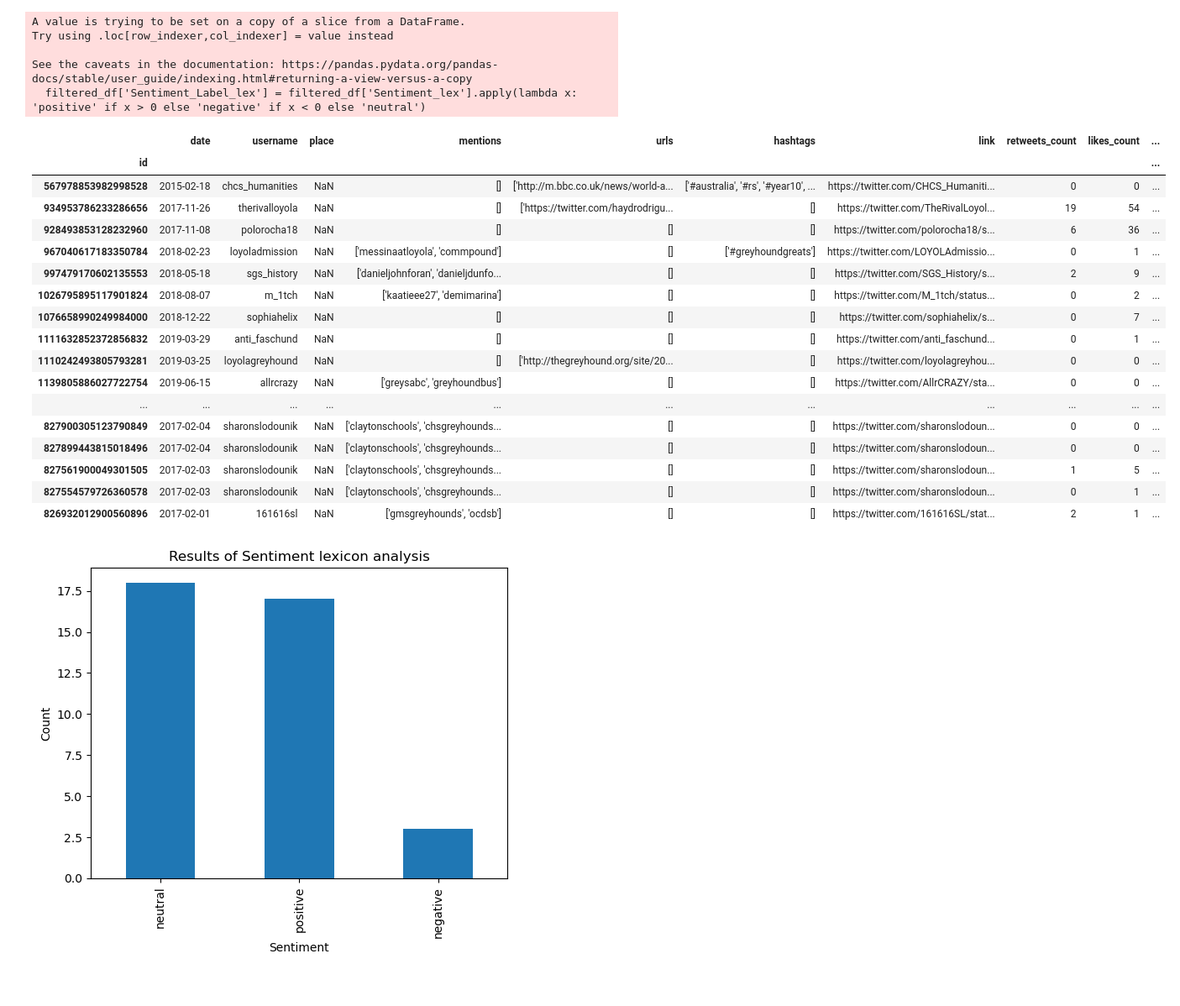
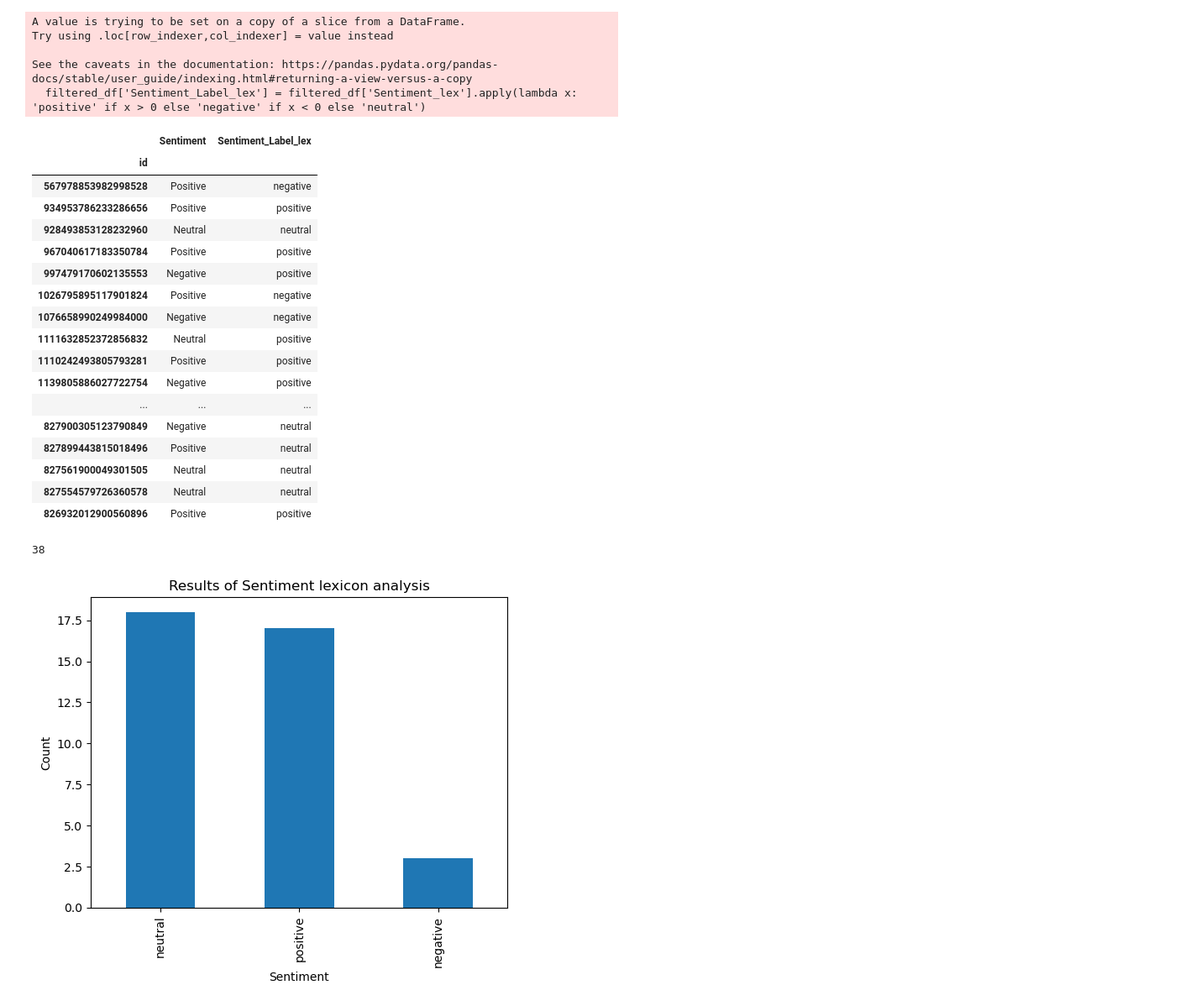
Before and after one commit to sba22178/capstone2023, a Jupyter notebook: Sentimental analysis.ipynb, the cells around one changed output. Shown: that part at 84% size. Saved outputs shown, nothing was run; the diff lists cells and outputs as text; code cells hidden in the pictures.

```diff
--- a/Sentimental analysis.ipynb
+++ b/Sentimental analysis.ipynb
@@ -194,26 +226,30 @@ Try using .loc[row_indexer,col_indexer] = value instead
 See the caveats in the documentation: https://pandas.pydata.org/pandas-docs/stable/user_guide/indexing.html#returning-a-view-versus-a-copy
   filtered_df['Sentiment_Label_lex'] = filtered_df['Sentiment_lex'].apply(lambda x: 'positive' if x > 0 else 'negative' if x < 0 else 'neutral')
 # %%
-filtered_df
+filtered_df[['Sentiment','Sentiment_Label_lex']]
 # %% [output]
-|  | date | username | place | mentions | urls | hashtags | link | retweets_count | likes_count | ... |
-| id |  |  |  |  |  |  |  |  |  | ... |
-| 567978853982998528 | 2015-02-18 | chcs_humanities | NaN | [] | ['http://m.bbc.co.uk/news/world-a... | ['#australia', '#rs', '#year10', ... | https://twitter.com/CHCS_Humaniti... | 0 | 0 | ... |
-| 934953786233286656 | 2017-11-26 | therivalloyola | NaN | [] | ['https://twitter.com/haydrodrigu... | [] | https://twitter.com/TheRivalLoyol... | 19 | 54 | ... |
-| 928493853128232960 | 2017-11-08 | polorocha18 | NaN | [] | [] | [] | https://twitter.com/polorocha18/s... | 6 | 36 | ... |
-| 967040617183350784 | 2018-02-23 | loyoladmission | NaN | ['messinaatloyola', 'commpound'] | [] | ['#greyhoundgreats'] | https://twitter.com/LOYOLAdmissio... | 0 | 1 | ... |
-| 997479170602135553 | 2018-05-18 | sgs_history | NaN | ['danieljohnforan', 'danieljdunfo... | [] | [] | https://twitter.com/SGS_History/s... | 2 | 9 | ... |
-| 1026795895117901824 | 2018-08-07 | m_1tch | NaN | ['kaatieee27', 'demimarina'] | [] | [] | https://twitter.com/M_1tch/status... | 0 | 2 | ... |
-| 1076658990249984000 | 2018-12-22 | sophiahelix | NaN | [] | [] | [] | https://twitter.com/sophiahelix/s... | 0 | 7 | ... |
-| 1111632852372856832 | 2019-03-29 | anti_faschund | NaN | [] | [] | [] | https://twitter.com/anti_faschund... | 0 | 1 | ... |
-| 1110242493805793281 | 2019-03-25 | loyolagreyhound | NaN | [] | ['http://thegreyhound.org/site/20... | [] | https://twitter.com/loyolagreyhou... | 0 | 0 | ... |
-| 1139805886027722754 | 2019-06-15 | allrcrazy | NaN | ['greysabc', 'greyhoundbus'] | [] | [] | https://twitter.com/AllrCRAZY/sta... | 0 | 0 | ... |
-| ... | ... | ... | ... | ... | ... | ... | ... | ... | ... | ... |
-| 827900305123790849 | 2017-02-04 | sharonslodounik | NaN | ['claytonschools', 'chsgreyhounds... | [] | [] | https://twitter.com/sharonslodoun... | 0 | 0 | ... |
-| 827899443815018496 | 2017-02-04 | sharonslodounik | NaN | ['claytonschools', 'chsgreyhounds... | [] | [] | https://twitter.com/sharonslodoun... | 0 | 0 | ... |
-| 827561900049301505 | 2017-02-03 | sharonslodounik | NaN | ['claytonschools', 'chsgreyhounds... | [] | [] | https://twitter.com/sharonslodoun... | 1 | 5 | ... |
-| 827554579726360578 | 2017-02-03 | sharonslodounik | NaN | ['claytonschools', 'chsgreyhounds... | [] | [] | https://twitter.com/sharonslodoun... | 0 | 1 | ... |
-| 826932012900560896 | 2017-02-01 | 161616sl | NaN | ['gmsgreyhounds', 'ocdsb'] | [] | [] | https://twitter.com/161616SL/stat... | 2 | 1 | ... |
+|  | Sentiment | Sentiment_Label_lex |
+| id |  |  |
+| 567978853982998528 | Positive | negative |
+| 934953786233286656 | Positive | positive |
+| 928493853128232960 | Neutral | neutral |
+| 967040617183350784 | Positive | positive |
+| 997479170602135553 | Negative | positive |
+| 1026795895117901824 | Positive | negative |
+| 1076658990249984000 | Negative | negative |
+| 1111632852372856832 | Neutral | positive |
+| 1110242493805793281 | Positive | positive |
+| 1139805886027722754 | Negative | positive |
+| ... | ... | ... |
+| 827900305123790849 | Negative | neutral |
+| 827899443815018496 | Positive | neutral |
+| 827561900049301505 | Neutral | neutral |
+| 827554579726360578 | Neutral | neutral |
+| 826932012900560896 | Positive | positive |
+# %%
+len(filtered_df)
+# %% [output]
+38
 # %%
 import matplotlib.pyplot as plt
 
```
Also changed, not shown: parts of 6 cells of this notebook, 4 other files.
